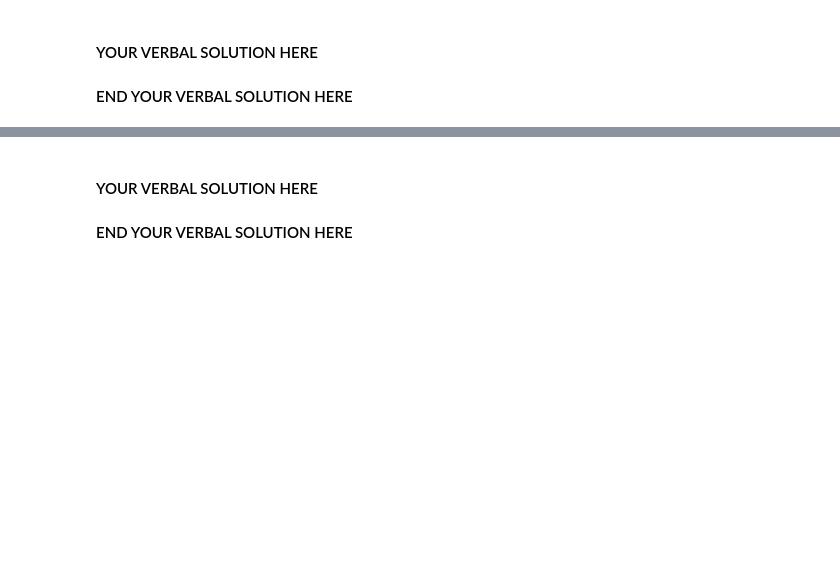
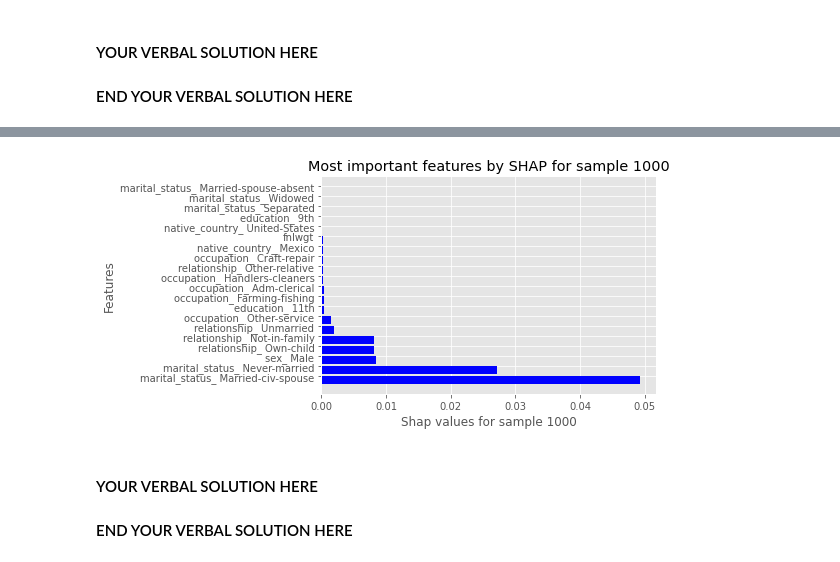
Before and after one commit to Galzi1/DataDiscoveryNNProj, a Jupyter notebook: project_part2.ipynb, the cells around one changed output, grey strips where cells are left out. Cells and saved outputs as stored; diff of their text form; code cells hidden in the pictures; blank space fills up the shorter version.

```diff
--- a/project_part2.ipynb
+++ b/project_part2.ipynb
@@ -393,3 +456,23 @@ are important
+# %%
+zipped = list(zip(sample1_shap_values, features_names))
+zipped.sort(reverse=True)
+zipped = zipped[:20]
+sample1_x, sample1_y = zip(*zipped)
+# plt.bar(sample1_x, sample1_y)
+
+fig, ax = plt.subplots()
+width = 0.75 # the width of the bars
+ind = np.arange(len(sample1_x))  # the x locations for the groups
+ax.barh(ind, sample1_x, width, color="blue")
+ax.set_yticks(ind+width/2)
+ax.set_yticklabels(sample1_y, minor=False)
+plt.title('Most important features by SHAP for sample 1000')
+plt.xlabel('Shap values for sample 1000')
+plt.ylabel('Features')
+
+plt.show()
+# %% [output]
+[figure, added]
 # %% [markdown]
 #### YOUR VERBAL SOLUTION HERE
 
```
Also changed, not shown: parts of 4 cells of this notebook.
